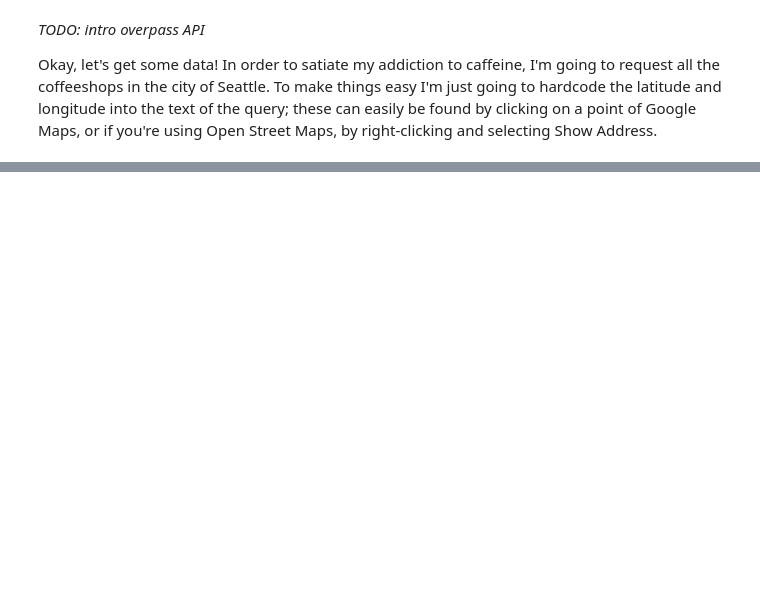
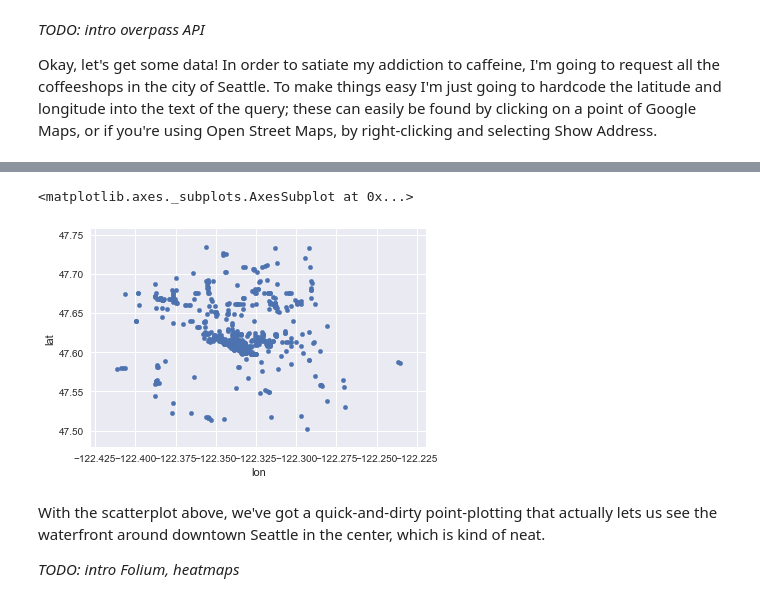
Before and after one commit to dovinmu/python-viz-notebooks, a Jupyter notebook: heatmaps.ipynb, the cells around one changed output, grey strips where cells are left out. Drawn from its saved outputs; the diff is of its cells as text; code cells hidden in the pictures; blank space fills up the shorter version.

```diff
--- a/heatmaps.ipynb
+++ b/heatmaps.ipynb
@@ -28,0 +14,10 @@ Baily's CC Espresso & Ice Creamery
+# %%
+response = api.Get('node["amenity"="cafe"](47.5, -122.436, 47.734, -122.235);')
+seattle_cafes = []
+for feature in response['features']:
+    if 'name' in feature['properties']:
+        seattle_cafes.append((feature['properties']['name'], *feature['geometry']['coordinates']))
+# %%
+from pandas import DataFrame
+df = DataFrame.from_records(sorted(seattle_cafes), columns=["name", "lon", "lat"])
+df
@@ -28,0 +43,10 @@ Baily's CC Espresso & Ice Creamery
+# %%
+import matplotlib.pyplot as plt
+df.plot.scatter(x='lon', y='lat')
+# %% [output]
+<matplotlib.axes._subplots.AxesSubplot at 0x...>
+[figure, added]
+# %% [markdown]
+With the scatterplot above, we've got a quick-and-dirty point-plotting that actually lets us see the waterfront around downtown Seattle in the center, which is kind of neat.
+
+_TODO: intro Folium, heatmaps_
```
Also changed, not shown: parts of 9 cells of this notebook, 1 other file.
